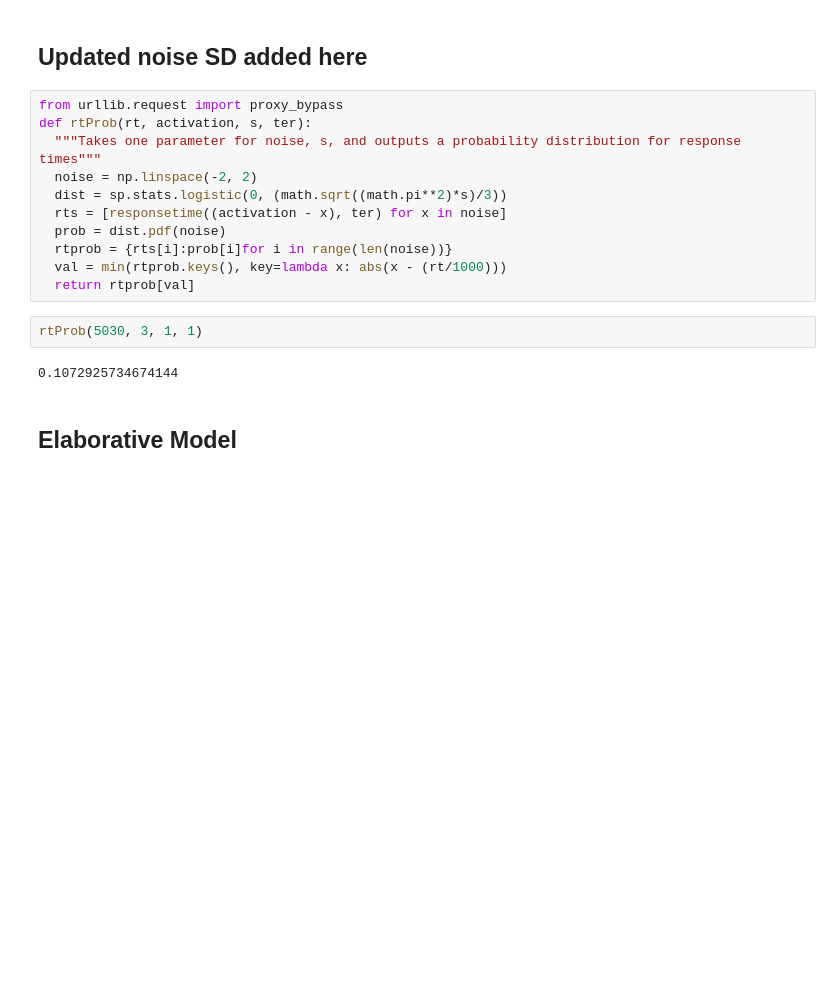
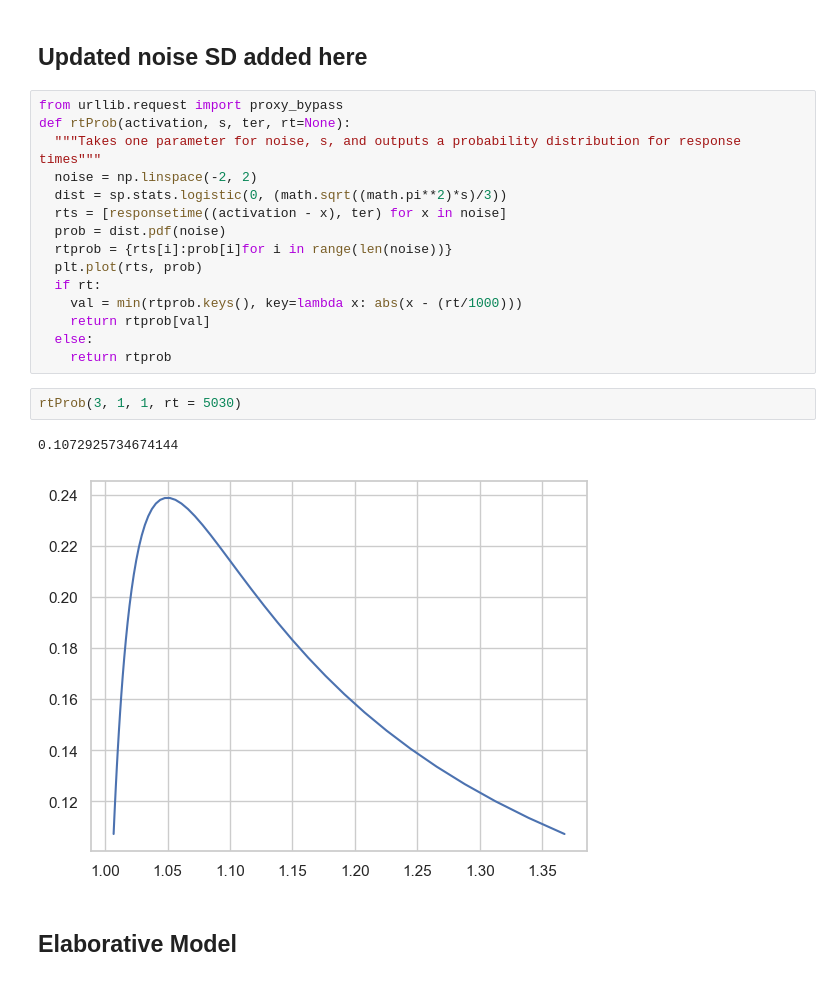
Before and after one commit to UWCCDL/Bridget, a Jupyter notebook: LLerror.ipynb, the cells around one changed output. Cells and saved outputs as stored; diff of their text form; blank space fills up the shorter version.

```diff
--- a/LLerror.ipynb
+++ b/LLerror.ipynb
@@ -291,19 +297,24 @@ plt.show()
 ## Updated noise SD added here
 # %%
 from urllib.request import proxy_bypass
-def rtProb(rt, activation, s, ter):
+def rtProb(activation, s, ter, rt=None):
   """Takes one parameter for noise, s, and outputs a probability distribution for response times"""
   noise = np.linspace(-2, 2)
   dist = sp.stats.logistic(0, (math.sqrt((math.pi**2)*s)/3))
   rts = [responsetime((activation - x), ter) for x in noise]
   prob = dist.pdf(noise)
   rtprob = {rts[i]:prob[i]for i in range(len(noise))}
-  val = min(rtprob.keys(), key=lambda x: abs(x - (rt/1000)))
-  return rtprob[val]
+  plt.plot(rts, prob)
+  if rt:
+    val = min(rtprob.keys(), key=lambda x: abs(x - (rt/1000)))
+    return rtprob[val]
+  else:
+    return rtprob
 # %%
-rtProb(5030, 3, 1, 1)
+rtProb(3, 1, 1, rt = 5030)
 # %% [output]
 0.1072925734674144
+[figure, added]
 # %% [markdown]
 ## Elaborative Model
 # %%
```
Also changed, not shown: parts of 16 cells of this notebook.
